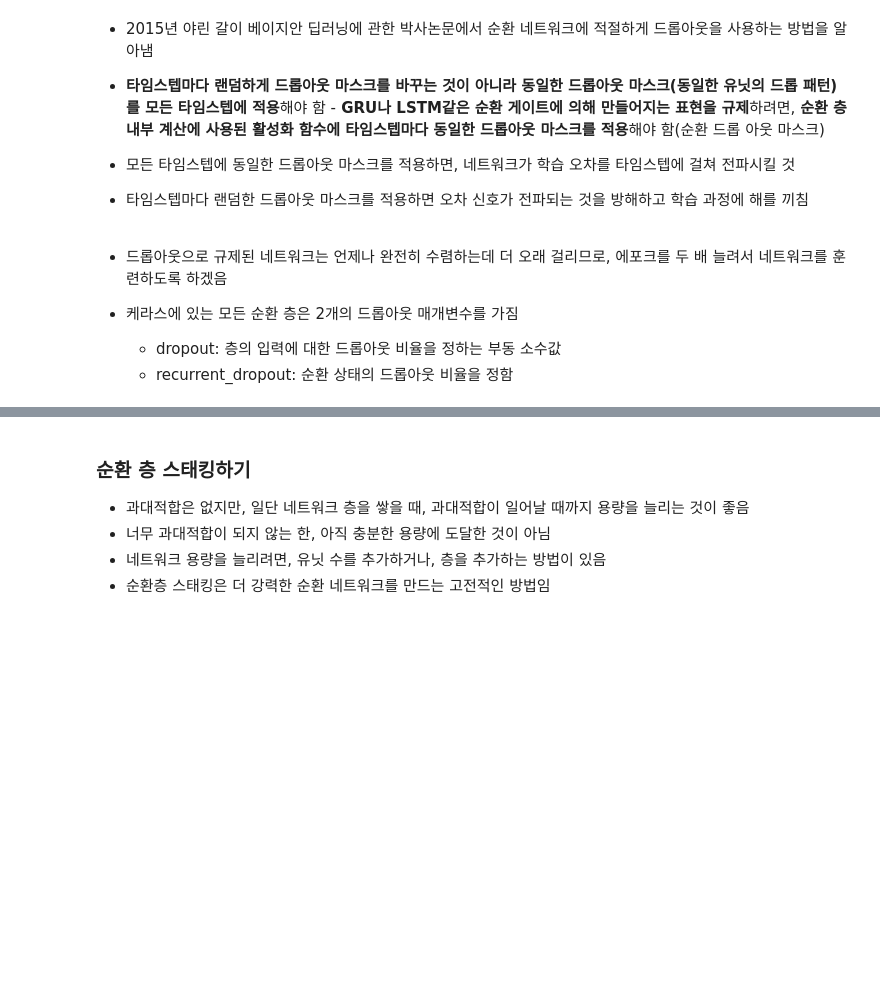
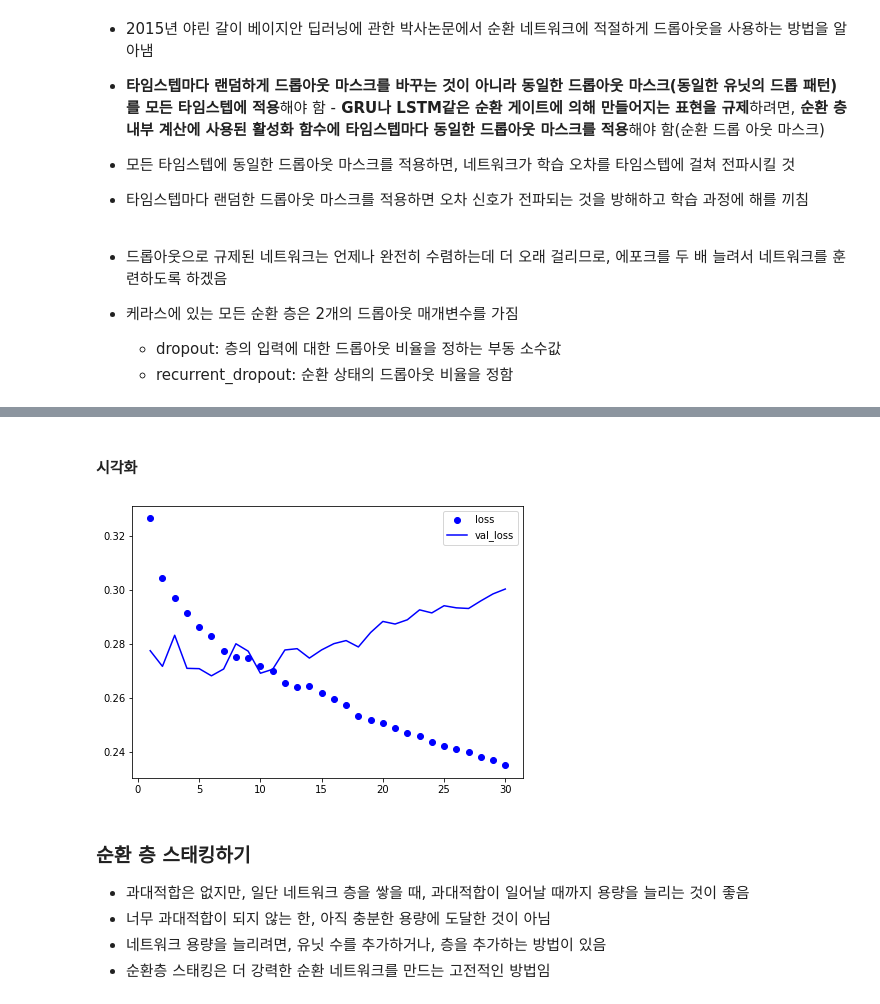
Before and after one commit to choi-aerim/Study_DL, a Jupyter notebook: 0206_기온 예측을 통한 순환 신경망 실습.ipynb, the cells around one changed output, grey strips where cells are left out. Saved outputs shown, nothing was run; the diff lists cells and outputs as text; code cells hidden in the pictures; blank space fills up the shorter version.

```diff
--- a/0206_기온 예측을 통한 순환 신경망 실습.ipynb
+++ b/0206_기온 예측을 통한 순환 신경망 실습.ipynb
@@ -376,6 +376,6 @@ WARNING:tensorflow:Layer gru_1 will not use cuDNN kernels since it doesn't meet
 # %%
 history2 = model.fit(train_gen,
-                     epochs = 40,
+                     epochs = 30,
                      steps_per_epoch = 500,
                      validation_data = val_gen,
                      validation_steps = val_steps)
@@ -399,0 +400,2 @@ Epoch 31/40
+# %% [markdown]
+#### 시각화
@@ -400,15 +404,17 @@ Epoch 31/40
 # %%
 loss2 = history2.history['loss']
 val_loss2 = history2.history['val_loss']
 
 
-epochs = range(1, 21)
+epochs = range(1, 31)
 
 plt.figure(figsize = (7, 5))
 plt.plot(epochs, loss2, 'bo', label = 'loss')
 plt.plot(epochs, val_loss2, 'b', label = 'val_loss')
 plt.legend()
 plt.show()
+# %% [output]
+[figure, added]
 # %% [markdown]
 ### 순환 층 스태킹하기
 - 과대적합은 없지만, 일단 네트워크 층을 쌓을 때, 과대적합이 일어날 때까지 용량을 늘리는 것이 좋음
```
Also changed, not shown: parts of 6 cells of this notebook, 1 other file.
